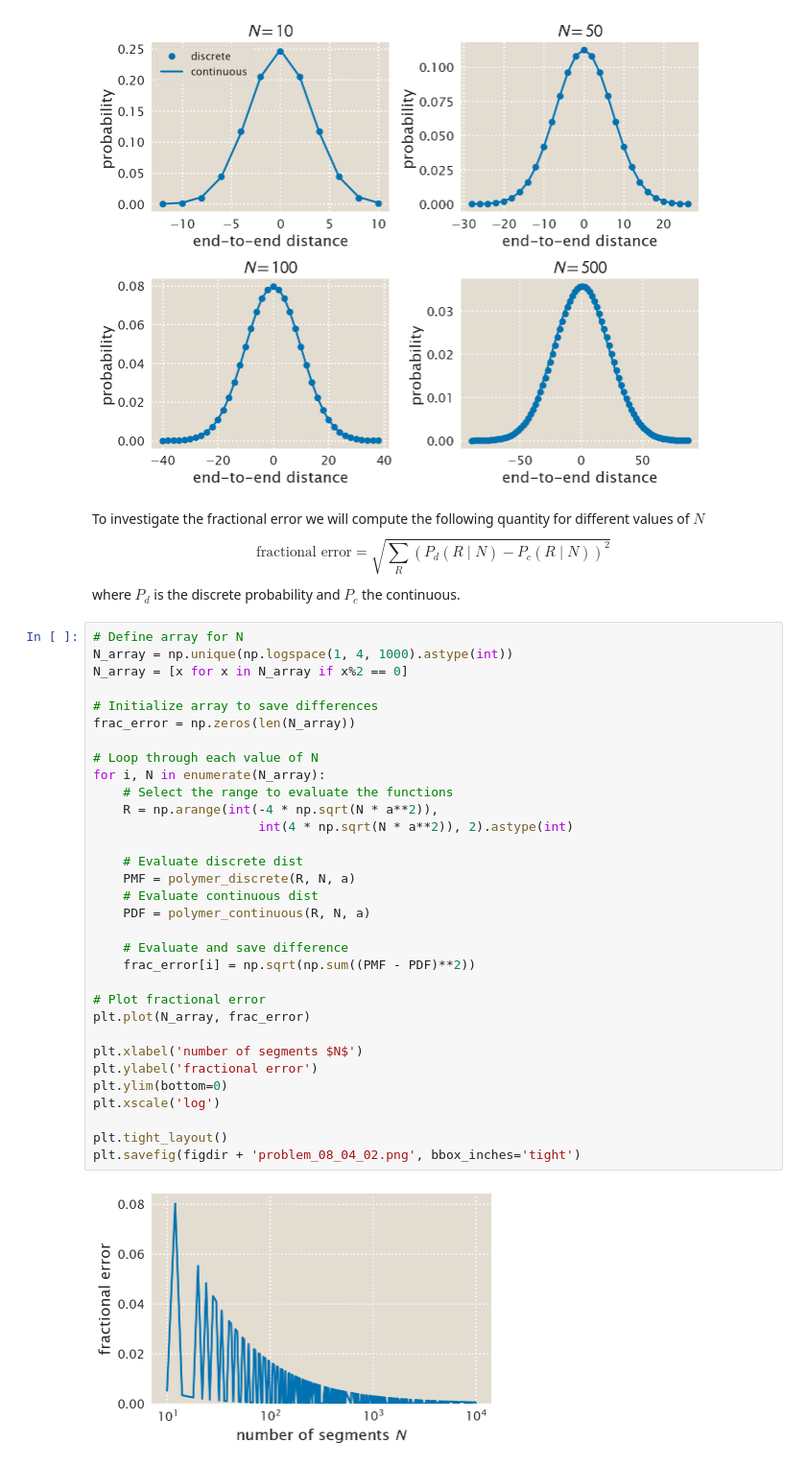
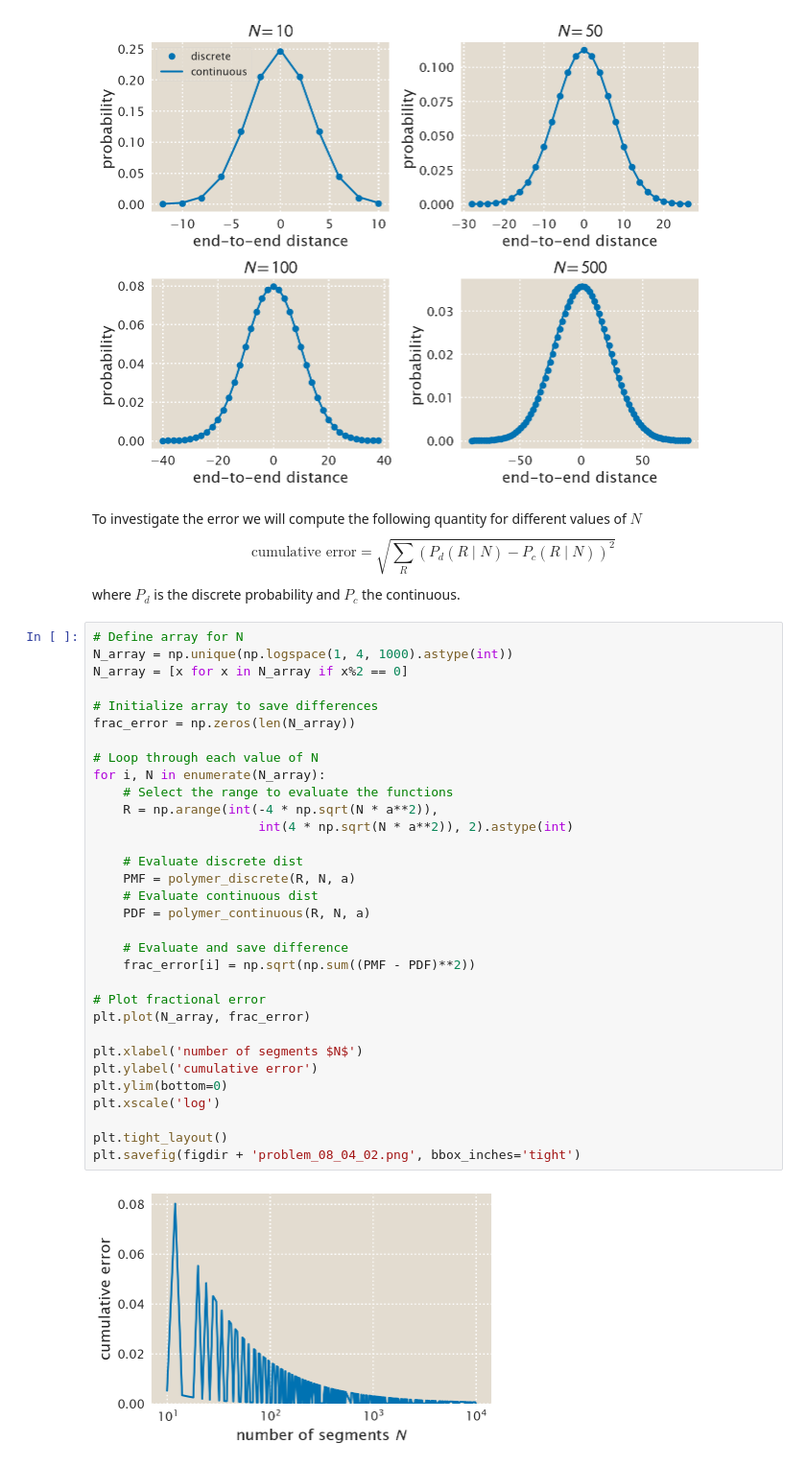
Before and after one commit to mrazomej/pboc, a Jupyter notebook: src/chapter_08.ipynb, the cells around one changed output. Shown: that part at 96% size. Cells and saved outputs as stored; diff of their text form.

```diff
--- a/src/chapter_08.ipynb
+++ b/src/chapter_08.ipynb
@@ -151,9 +151,9 @@ plt.savefig(figdir + 'problem_08_04_01.png', bbox_inches='tight')
 # %% [output]
 [figure]
 # %% [markdown]
-To investigate the fractional error we will compute the following quantity for different values of $N$
+To investigate the error we will compute the following quantity for different values of $N$
 $$
-\text{fractional error} = \sqrt{\sum_R \left( P_d(R \mid N) -
+\text{cumulative error} = \sqrt{\sum_R \left( P_d(R \mid N) -
                                        P_c(R \mid N) \right)^2}
 $$
 where $P_d$ is the discrete probability and $P_c$ the continuous.
@@ -162,32 +162,32 @@ where $P_d$ is the discrete probability and $P_c$ the continuous.
 N_array = np.unique(np.logspace(1, 4, 1000).astype(int))
 N_array = [x for x in N_array if x%2 == 0]
 
 # Initialize array to save differences
 frac_error = np.zeros(len(N_array))
 
 # Loop through each value of N
 for i, N in enumerate(N_array):
     # Select the range to evaluate the functions
     R = np.arange(int(-4 * np.sqrt(N * a**2)),
                       int(4 * np.sqrt(N * a**2)), 2).astype(int)
 
     # Evaluate discrete dist
     PMF = polymer_discrete(R, N, a)
     # Evaluate continuous dist
     PDF = polymer_continuous(R, N, a)
 
     # Evaluate and save difference
     frac_error[i] = np.sqrt(np.sum((PMF - PDF)**2))
 
 # Plot fractional error
 plt.plot(N_array, frac_error)
 
 plt.xlabel('number of segments $N$')
-plt.ylabel('fractional error')
+plt.ylabel('cumulative error')
 plt.ylim(bottom=0)
 plt.xscale('log')
 
 plt.tight_layout()
 plt.savefig(figdir + 'problem_08_04_02.png', bbox_inches='tight')
 # %% [output]
-[figure, old version]
+[figure, new version]
```
Also changed, not shown: parts of 5 cells of this notebook.
